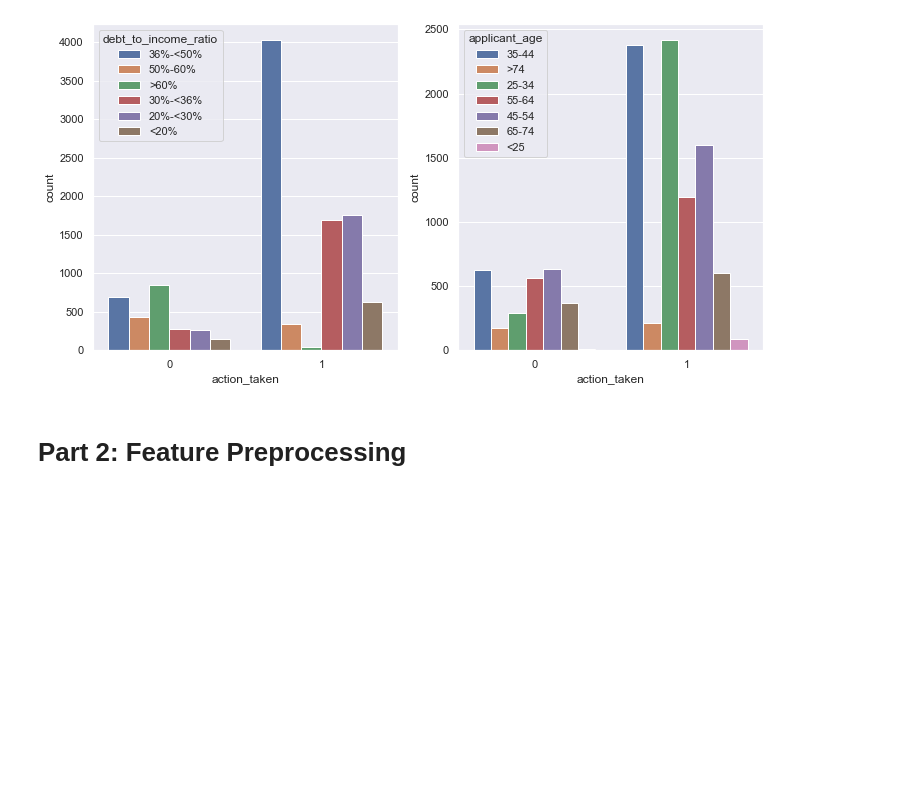
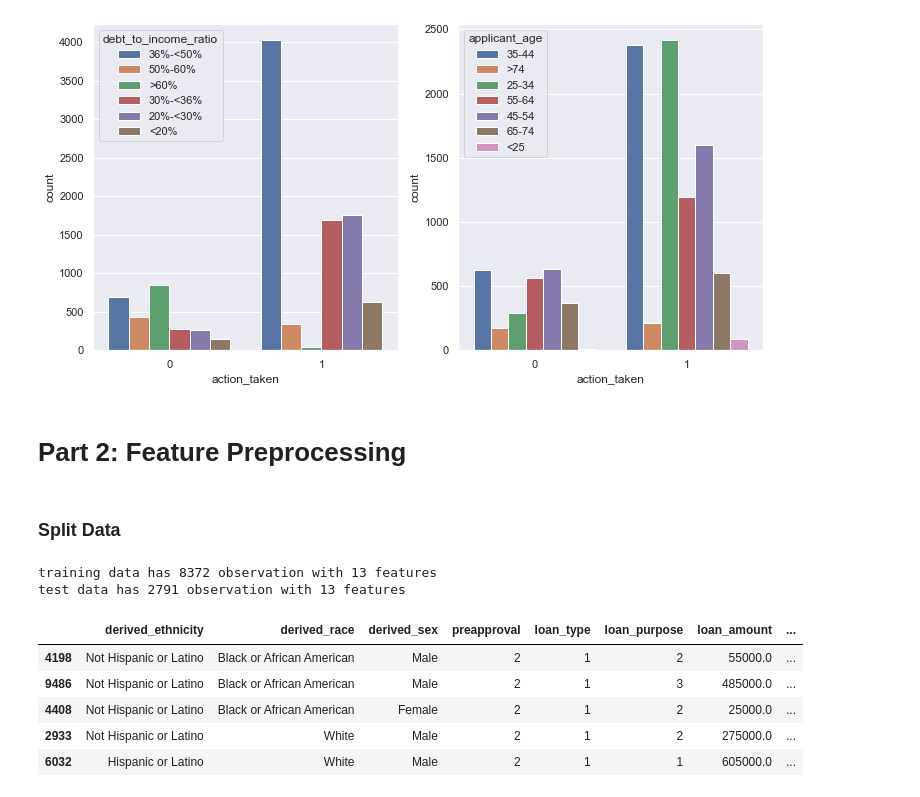
Before and after one commit to tracysnowf/Deloitte-CapstoneProject-Python-Data-Analysis, a Jupyter notebook: data processing.ipynb, the cells around one changed output. Cells and saved outputs as stored; diff of their text form; code cells hidden in the pictures; blank space fills up the shorter version.

```diff
--- a/data processing.ipynb
+++ b/data processing.ipynb
@@ -539,0 +546,34 @@ sns.countplot(x='action_taken', hue='applicant_age', data=df_cr, ax=axss[1])
+# %% [markdown]
+### Split Data
+# %%
+to_drop = ['action_taken']
+X = df_cr.drop(to_drop, axis = 1)
+# target variable
+y = df_cr['action_taken']
+# %%
+# Splite data into training and testing
+# 100 -> 75:y=1, 25:y=0
+# training(80): 60 y=1; 20 y=0
+# testing(20):  15 y=1; 5 y=0
+
+# Reserve 25% for testing
+# stratify example:
+# 100 -> y: 80 '0', 20 '1' -> 4:1
+# 80% training 64: '0', 16:'1' -> 4:1
+# 20% testing  16:'0', 4: '1' -> 4:1
+X_train, X_test, y_train, y_test = model_selection.train_test_split(X, y, test_size=0.25, stratify = y, random_state=1) #stratified sampling
+
+print('training data has ' + str(X_train.shape[0]) + ' observation with ' + str(X_train.shape[1]) + ' features')
+print('test data has ' + str(X_test.shape[0]) + ' observation with ' + str(X_test.shape[1]) + ' features')
+# %% [output]
+training data has 8372 observation with 13 features
+test data has 2791 observation with 13 features
+# %%
+X_train.head()
+# %% [output]
+|  | derived_ethnicity | derived_race | derived_sex | preapproval | loan_type | loan_purpose | loan_amount | ... |
+| 4198 | Not Hispanic or Latino | Black or African American | Male | 2 | 1 | 2 | 55000.0 | ... |
+| 9486 | Not Hispanic or Latino | Black or African American | Male | 2 | 1 | 3 | 485000.0 | ... |
+| 4408 | Not Hispanic or Latino | Black or African American | Female | 2 | 1 | 2 | 25000.0 | ... |
+| 2933 | Not Hispanic or Latino | White | Male | 2 | 1 | 2 | 275000.0 | ... |
+| 6032 | Hispanic or Latino | White | Male | 2 | 1 | 1 | 605000.0 | ... |
```
Also changed, not shown: parts of 39 cells of this notebook.
